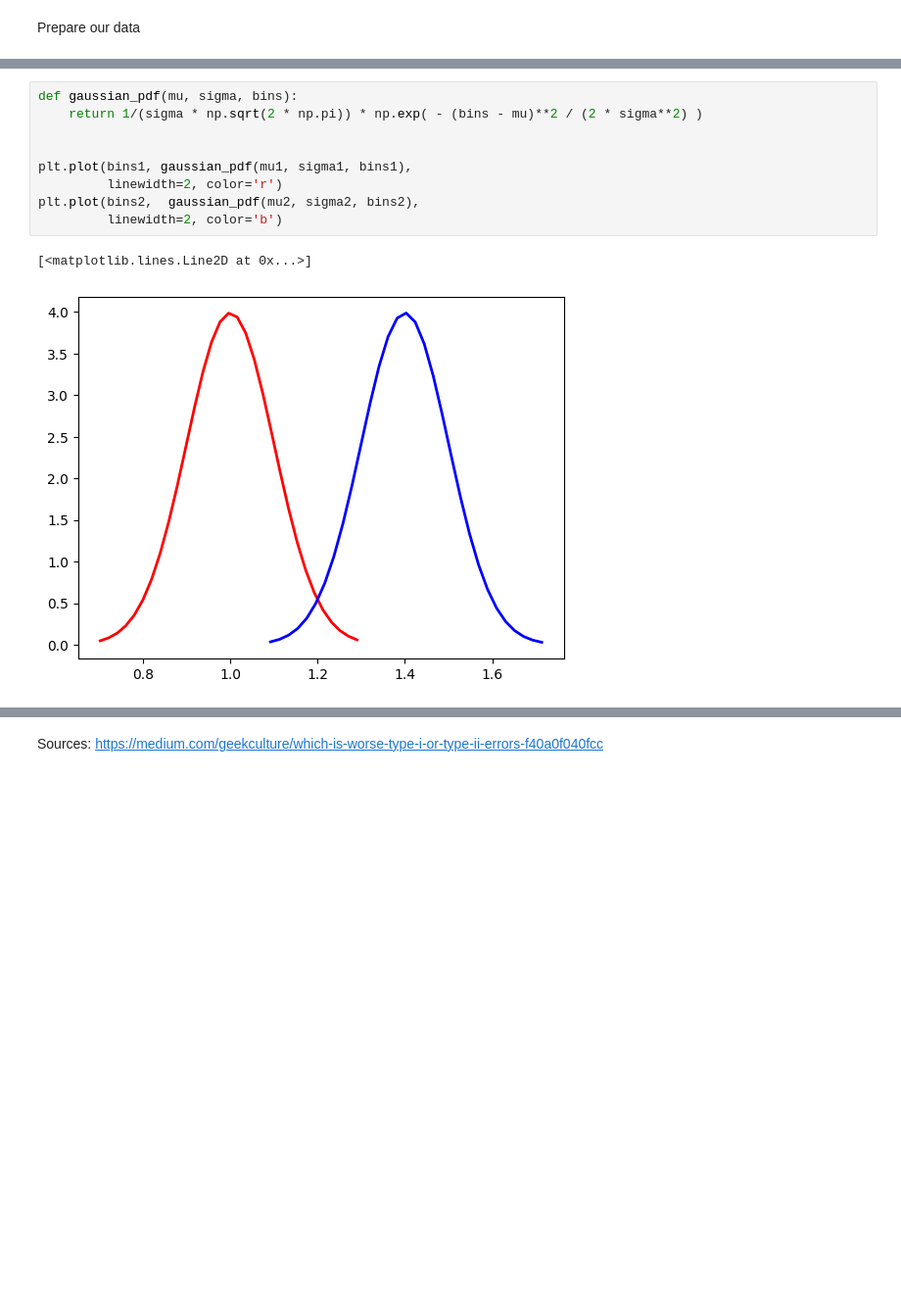
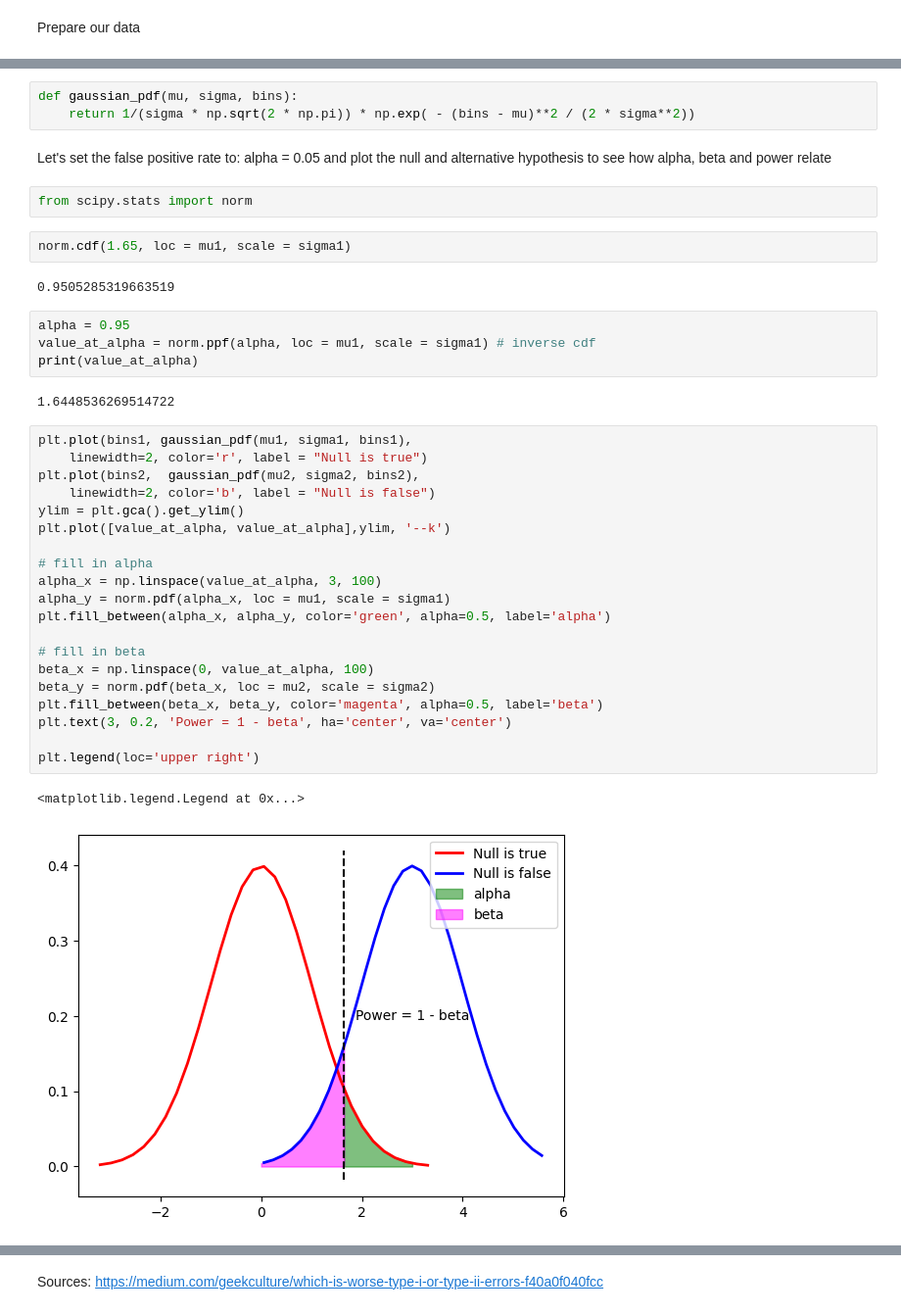
Before and after one commit to naomixia/dsprojects, a Jupyter notebook: fundamentals_error.ipynb, the cells around one changed output, grey strips where cells are left out. Shown: that part at 98% size. Drawn from its saved outputs; the diff is of its cells as text; blank space fills up the shorter version.

```diff
--- a/fundamentals_error.ipynb
+++ b/fundamentals_error.ipynb
@@ -35,12 +35,40 @@ count, bins2, ignored = plt.hist(group2, 30, density=True)
 # %%
 def gaussian_pdf(mu, sigma, bins):
-    return 1/(sigma * np.sqrt(2 * np.pi)) * np.exp( - (bins - mu)**2 / (2 * sigma**2) )
-
-
-plt.plot(bins1, gaussian_pdf(mu1, sigma1, bins1),
-         linewidth=2, color='r')
-plt.plot(bins2,  gaussian_pdf(mu2, sigma2, bins2),
-         linewidth=2, color='b')
+    return 1/(sigma * np.sqrt(2 * np.pi)) * np.exp( - (bins - mu)**2 / (2 * sigma**2))
-# %% [output]
-[<matplotlib.lines.Line2D at 0x...>]
-[figure, removed]
+# %% [markdown]
+Let's set the false positive rate to: alpha = 0.05 and plot the null and alternative hypothesis to see how alpha, beta and power relate
+# %%
+from scipy.stats import norm
+# %%
+norm.cdf(1.65, loc = mu1, scale = sigma1)
+# %% [output]
+0.9505285319663519
+# %%
+alpha = 0.95
+value_at_alpha = norm.ppf(alpha, loc = mu1, scale = sigma1) # inverse cdf
+print(value_at_alpha)
+# %% [output]
+1.6448536269514722
+# %%
+plt.plot(bins1, gaussian_pdf(mu1, sigma1, bins1),
+    linewidth=2, color='r', label = "Null is true")
+plt.plot(bins2,  gaussian_pdf(mu2, sigma2, bins2),
+    linewidth=2, color='b', label = "Null is false")
+ylim = plt.gca().get_ylim()
+plt.plot([value_at_alpha, value_at_alpha],ylim, '--k')
+
+# fill in alpha
+alpha_x = np.linspace(value_at_alpha, 3, 100)
+alpha_y = norm.pdf(alpha_x, loc = mu1, scale = sigma1)
+plt.fill_between(alpha_x, alpha_y, color='green', alpha=0.5, label='alpha')
+
+# fill in beta
+beta_x = np.linspace(0, value_at_alpha, 100)
+beta_y = norm.pdf(beta_x, loc = mu2, scale = sigma2)
+plt.fill_between(beta_x, beta_y, color='magenta', alpha=0.5, label='beta')
+plt.text(3, 0.2, 'Power = 1 - beta', ha='center', va='center')
+
+plt.legend(loc='upper right')
+# %% [output]
+<matplotlib.legend.Legend at 0x...>
+[figure, added]
```
Also changed, not shown: parts of 5 cells of this notebook, 2 other files.
